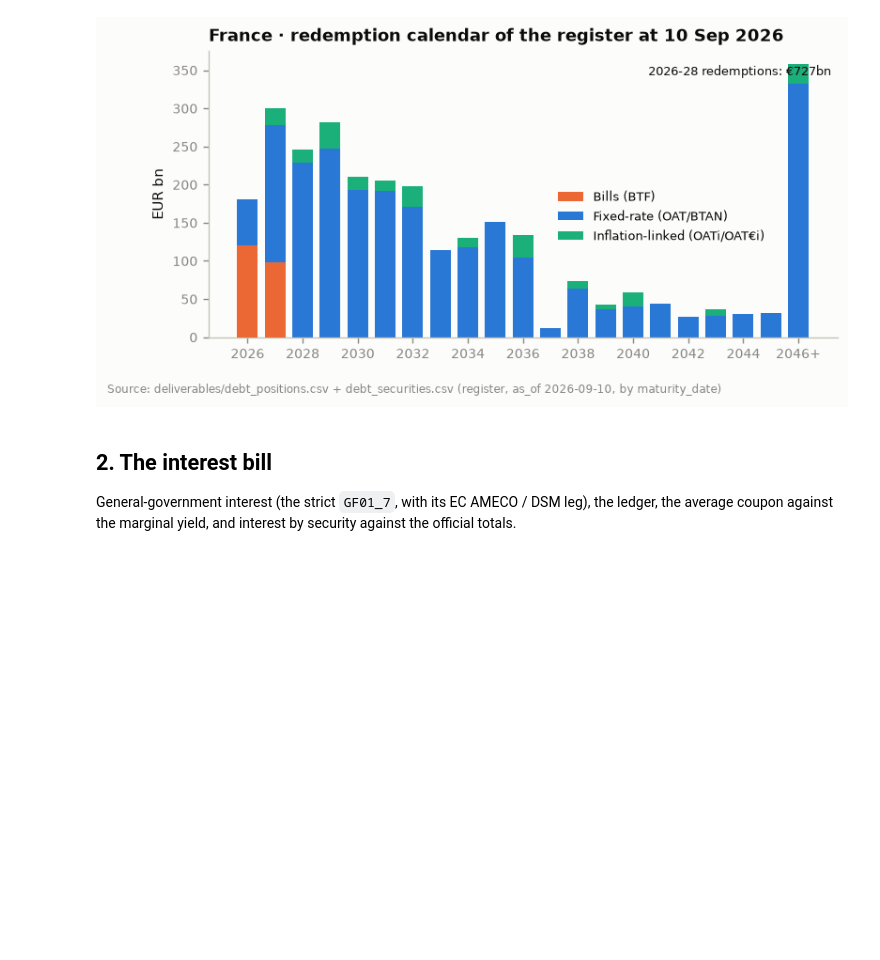
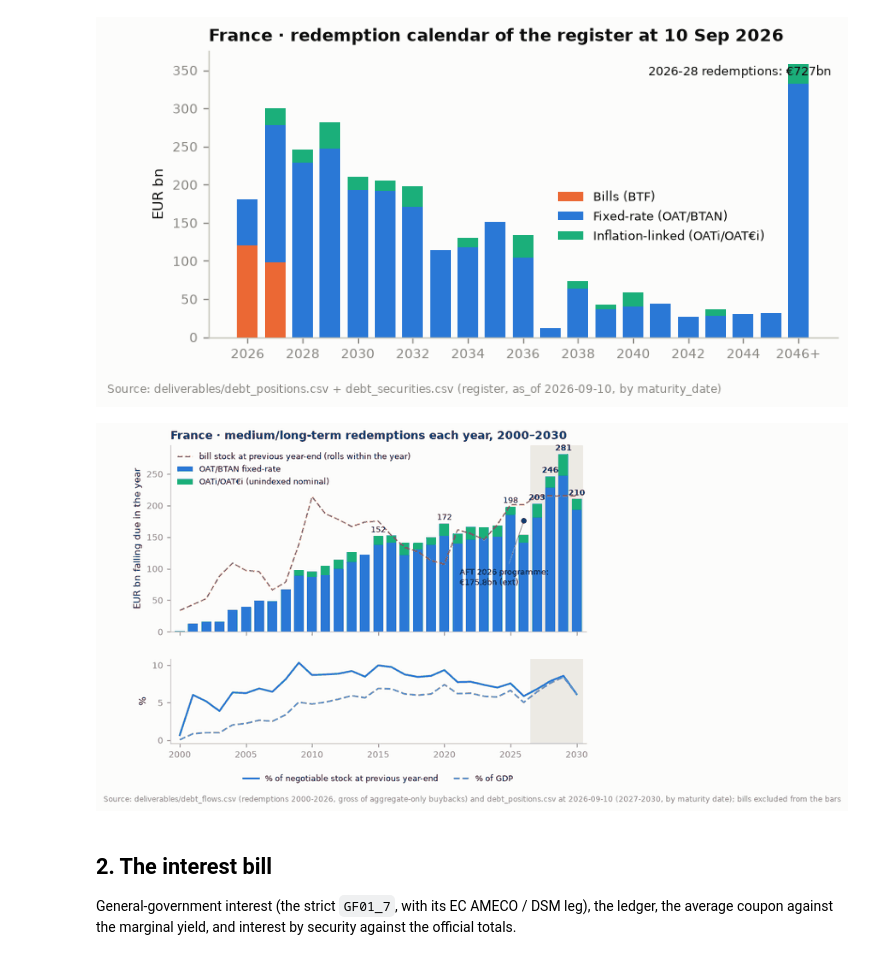
Before and after one commit to adrianchiu1/redbox, a Jupyter notebook: notebooks/briefing_FRA_AFT.ipynb, the cells around one changed output. Drawn from its saved outputs; the diff is of its cells as text; code cells hidden in the pictures; blank space fills up the shorter version.

```diff
--- a/notebooks/briefing_FRA_AFT.ipynb
+++ b/notebooks/briefing_FRA_AFT.ipynb
@@ -96,6 +92,10 @@ show('maturity_profile')
 show('redemption_calendar')
 # %% [output]
 [figure]
+# %%
+show('refinancing_history')
+# %% [output]
+[figure, added]
 # %% [markdown]
 ## 2. The interest bill
 
```
Also changed, not shown: parts of 3 cells of this notebook, 8 other files.
